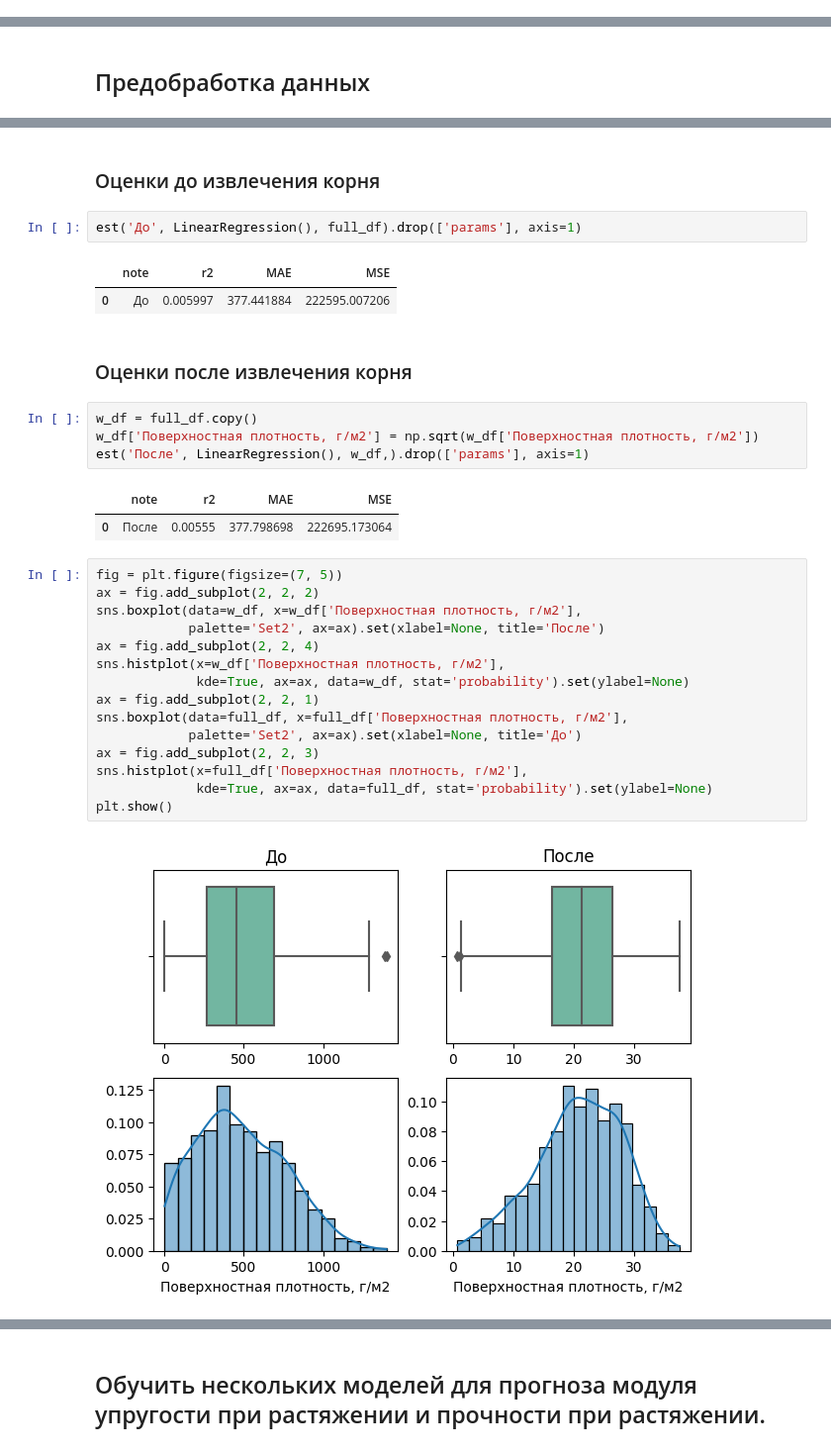
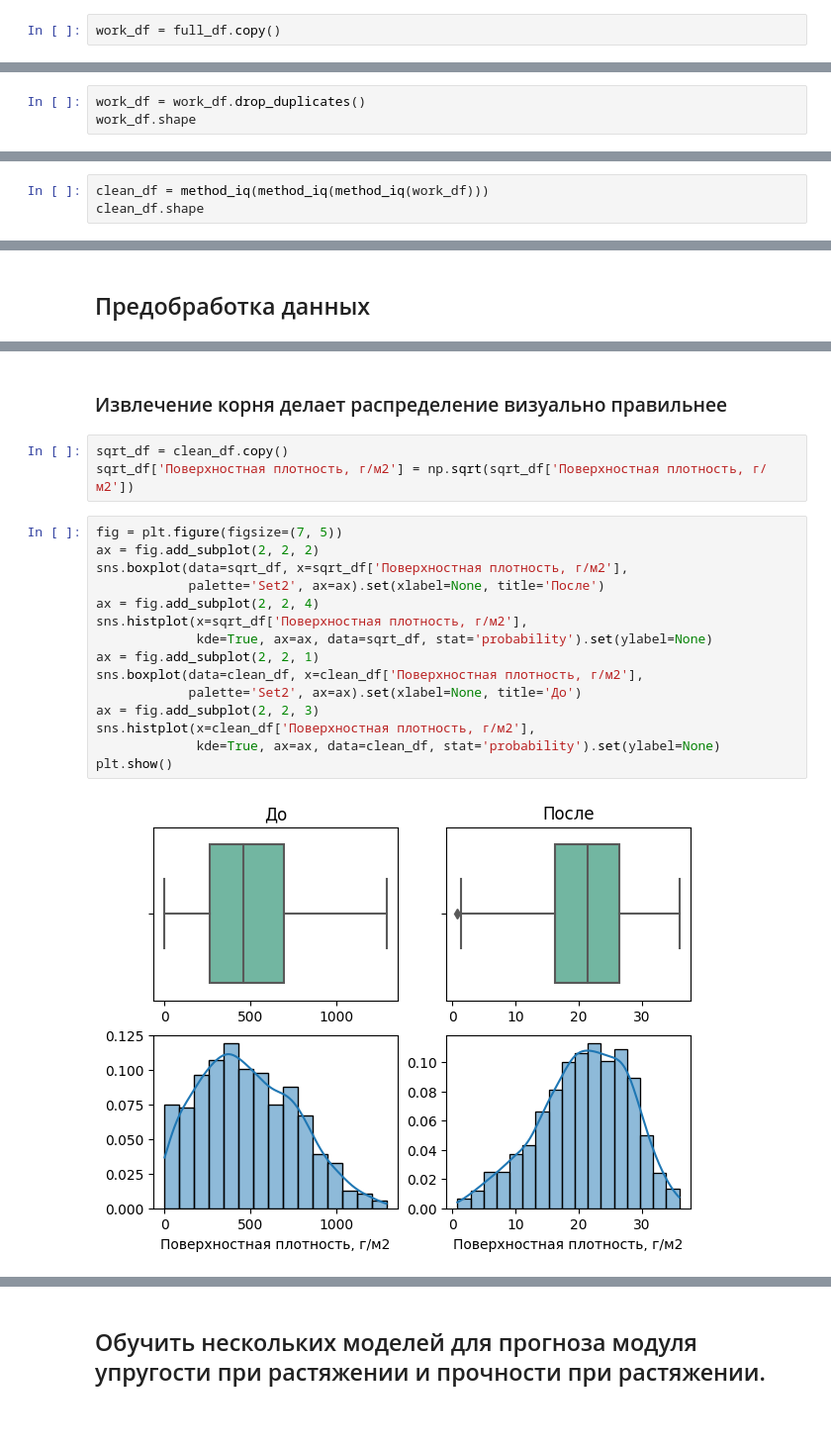
Before and after one commit to ritulupov/BKP, a Jupyter notebook: notebook.ipynb, the cells around one changed output, grey strips where cells are left out. Shown at 99% size. Saved outputs shown, nothing was run; the diff lists cells and outputs as text; blank space fills up the shorter version.

```diff
--- a/notebook.ipynb
+++ b/notebook.ipynb
@@ -280,3 +295,5 @@ def rs_viz(note, model, data, param_distr, ncols=3):
     return pd.DataFrame(est('RS-' + note, rs.best_estimator_, data)), rs_df
 # %% [markdown]
 ## Разведочный анализ
+# %%
+work_df = full_df.copy()
@@ -282,0 +306,3 @@ def rs_viz(note, model, data, param_distr, ncols=3):
+# %%
+work_df = work_df.drop_duplicates()
+work_df.shape
@@ -282,0 +367,3 @@ def rs_viz(note, model, data, param_distr, ncols=3):
+# %%
+clean_df = method_iq(method_iq(method_iq(work_df)))
+clean_df.shape
@@ -356,33 +431,22 @@ dtype: float64
-# %% [markdown]
-### Оценки до извлечения корня
-# %%
-est('До', LinearRegression(), full_df).drop(['params'], axis=1)
-# %% [output]
-|  | note | r2 | MAE | MSE |
-| 0 | До | 0.005997 | 377.441884 | 222595.007206 |
-# %% [markdown]
-### Оценки после извлечения корня
+# %% [markdown]
+### Извлечение корня делает распределение визуально правильнее
 # %%
-w_df = full_df.copy()
-w_df['Поверхностная плотность, г/м2'] = np.sqrt(w_df['Поверхностная плотность, г/м2'])
-est('После', LinearRegression(), w_df,).drop(['params'], axis=1)
+sqrt_df = clean_df.copy()
+sqrt_df['Поверхностная плотность, г/м2'] = np.sqrt(sqrt_df['Поверхностная плотность, г/м2'])
-# %% [output]
-|  | note | r2 | MAE | MSE |
-| 0 | После | 0.00555 | 377.798698 | 222695.173064 |
 # %%
 fig = plt.figure(figsize=(7, 5))
 ax = fig.add_subplot(2, 2, 2)
-sns.boxplot(data=w_df, x=w_df['Поверхностная плотность, г/м2'],
+sns.boxplot(data=sqrt_df, x=sqrt_df['Поверхностная плотность, г/м2'],
             palette='Set2', ax=ax).set(xlabel=None, title='После')
 ax = fig.add_subplot(2, 2, 4)
-sns.histplot(x=w_df['Поверхностная плотность, г/м2'],
-             kde=True, ax=ax, data=w_df, stat='probability').set(ylabel=None)
+sns.histplot(x=sqrt_df['Поверхностная плотность, г/м2'],
+             kde=True, ax=ax, data=sqrt_df, stat='probability').set(ylabel=None)
 ax = fig.add_subplot(2, 2, 1)
-sns.boxplot(data=full_df, x=full_df['Поверхностная плотность, г/м2'],
+sns.boxplot(data=clean_df, x=clean_df['Поверхностная плотность, г/м2'],
             palette='Set2', ax=ax).set(xlabel=None, title='До')
 ax = fig.add_subplot(2, 2, 3)
-sns.histplot(x=full_df['Поверхностная плотность, г/м2'],
-             kde=True, ax=ax, data=full_df, stat='probability').set(ylabel=None)
+sns.histplot(x=clean_df['Поверхностная плотность, г/м2'],
+             kde=True, ax=ax, data=clean_df, stat='probability').set(ylabel=None)
 plt.show()
 # %% [output]
-[figure, old version]
+[figure, new version]
```
Also changed, not shown: parts of 63 cells of this notebook, 1 other file.
